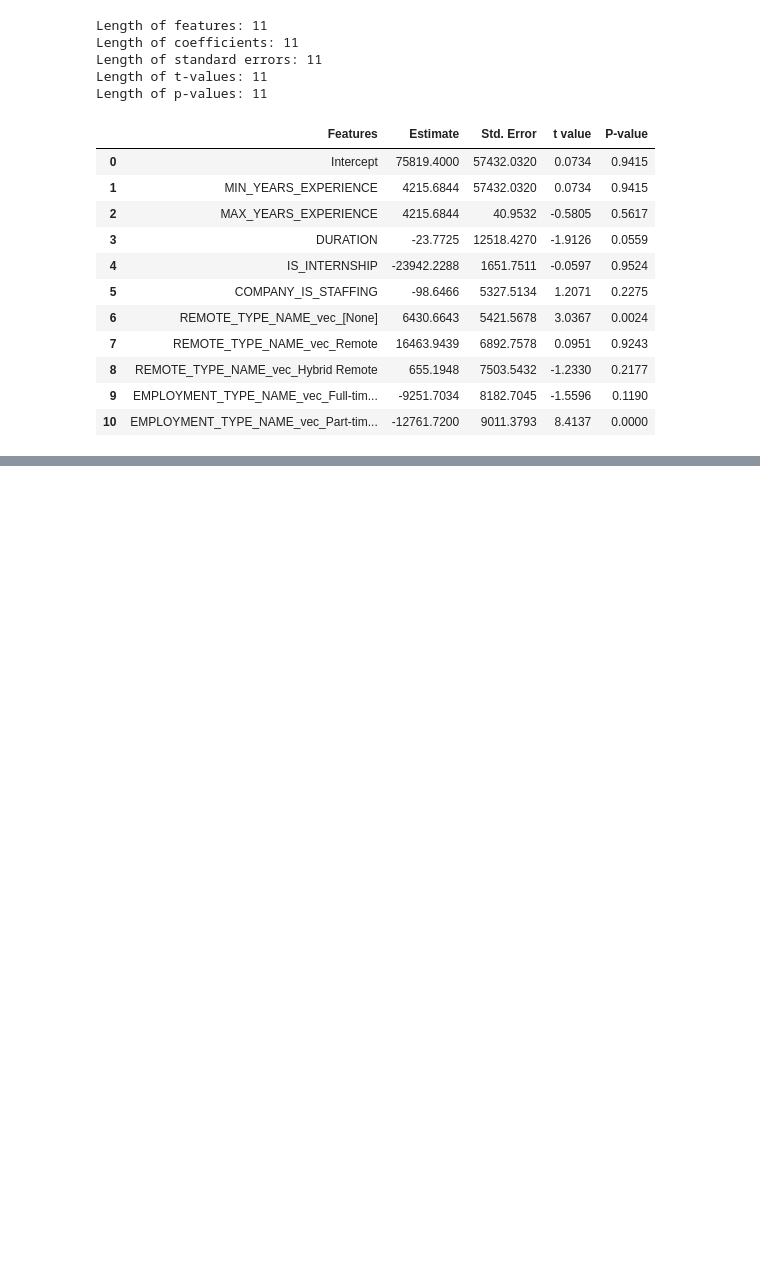
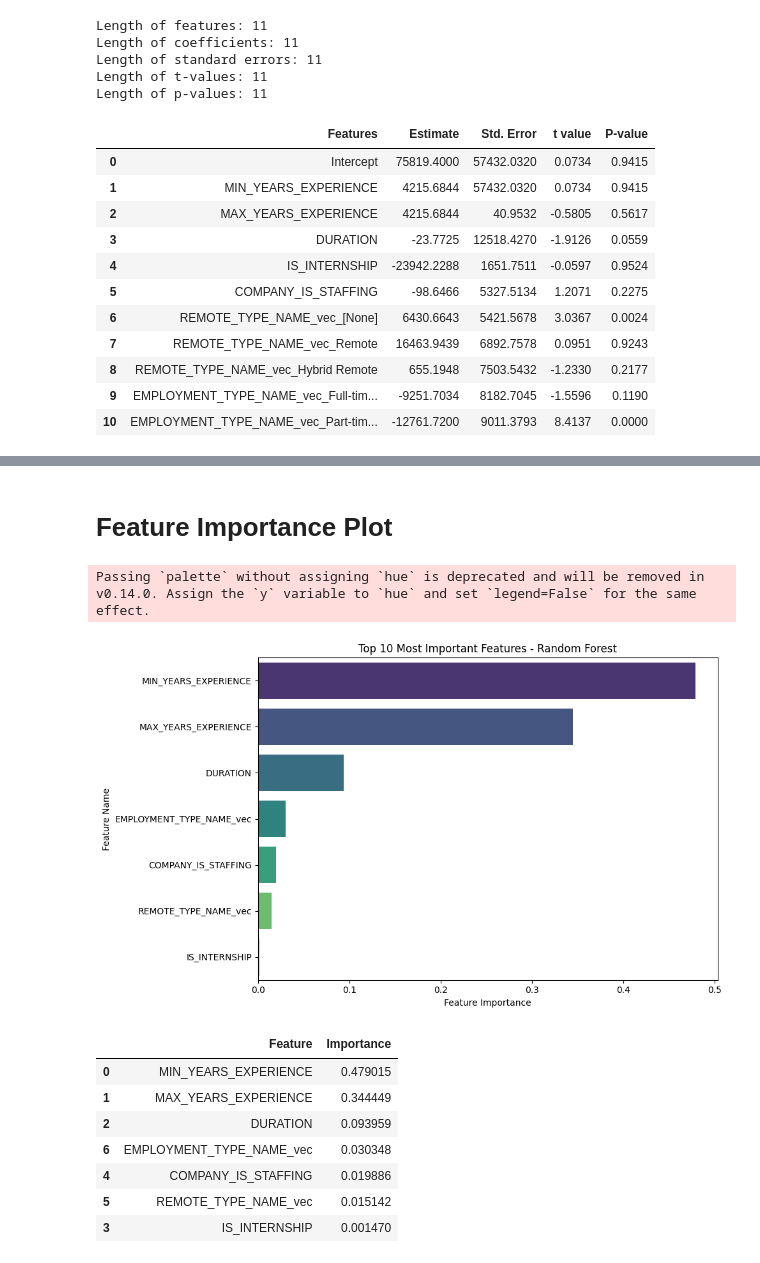
Before and after one commit to met-ad-688/assignment-04-gavinboss, a Jupyter notebook: assignment04-gboss.ipynb, the cells around one changed output, grey strips where cells are left out. Saved outputs shown, nothing was run; the diff lists cells and outputs as text; code cells hidden in the pictures; blank space fills up the shorter version.

Commit message:
updated AI summary and assignment 4 code

```diff
--- a/assignment04-gboss.ipynb
+++ b/assignment04-gboss.ipynb
@@ -527,0 +581,53 @@ HTML (poly_coef_table.to_html())
+# %% [markdown]
+# Feature Importance Plot
+# %%
+import pandas as pd
+from pandas import DataFrame
+import seaborn as sns
+import matplotlib.pyplot as plt
+import os
+
+importances = rf_model.featureImportances.toArray()
+
+min_len = min(len(feature_names), len(importances))
+importance_df = pd.DataFrame({
+    "Feature": feature_names[:min_len],
+    "Importance": importances[:min_len]
+})
+
+top10 = importance_df.sort_values(by="Importance", ascending=False).head(10)
+
+# Plot
+plt.figure(figsize=(10, 6))
+sns.barplot(x="Importance", y="Feature", data=top10, palette="viridis")
+plt.title("Top 10 Most Important Features - Random Forest")
+plt.xlabel("Feature Importance")
+plt.ylabel("Feature Name")
+plt.tight_layout()
+
+# Matching lengths to make sure dataframe correctly renders
+min_len = min(len(feature_names), len(importances))
+feature_names, importances = feature_names[:min_len], importances[:min_len]
+
+featureimportanceplot_df= pd.DataFrame({
+    "Feature": feature_names,
+    "Importance": importances
+}).sort_values(by="Importance", ascending=False)
+
+featureimportanceplot_df = featureimportanceplot_df.head(10)
+
+# Save and show
+plt.savefig("_output/rf_feature_importance.png", dpi=300)
+plt.show()
+featureimportanceplot_df
+# %% [output]
+Passing `palette` without assigning `hue` is deprecated and will be removed in v0.14.0. Assign the `y` variable to `hue` and set `legend=False` for the same effect.
+[figure, added]
+|  | Feature | Importance |
+| 0 | MIN_YEARS_EXPERIENCE | 0.479015 |
+| 1 | MAX_YEARS_EXPERIENCE | 0.344449 |
+| 2 | DURATION | 0.093959 |
+| 6 | EMPLOYMENT_TYPE_NAME_vec | 0.030348 |
+| 4 | COMPANY_IS_STAFFING | 0.019886 |
+| 5 | REMOTE_TYPE_NAME_vec | 0.015142 |
+| 3 | IS_INTERNSHIP | 0.001470 |
```
Also changed, not shown: parts of 19 cells of this notebook, 2 other files.
